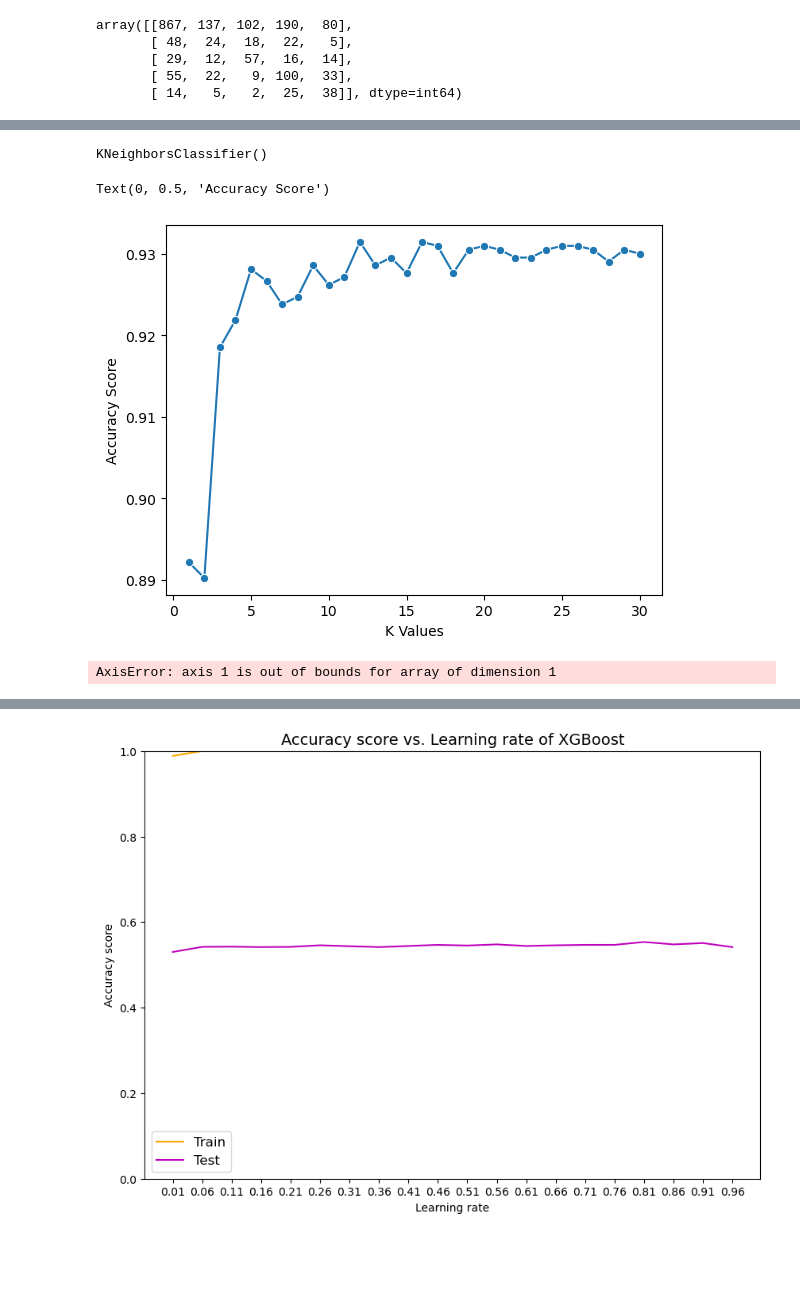
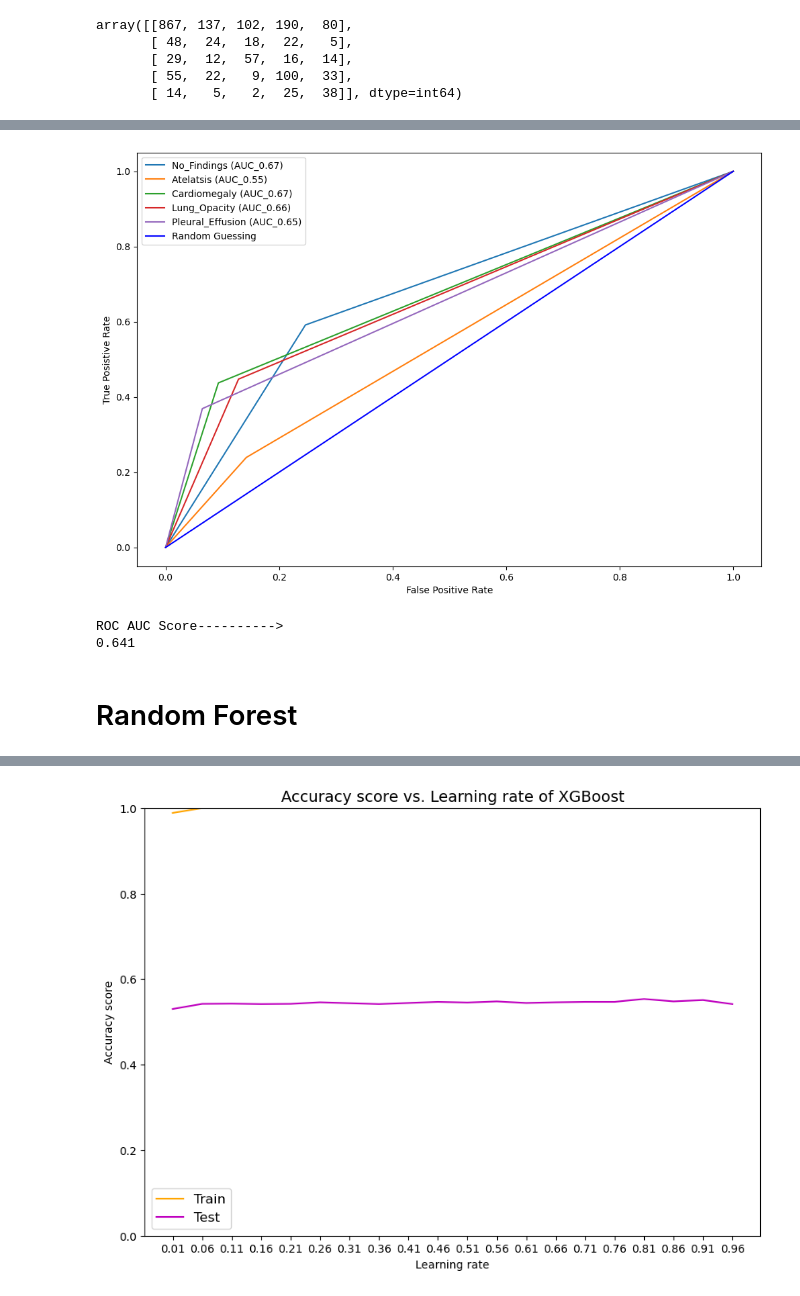
Before and after one commit to UC-Berkeley-I-School/mids-210-radiology-triage-models-spring24, a Jupyter notebook: notebooks/fusion_model_aggregatedembeddings.ipynb, the cells around one changed output, grey strips where cells are left out. Saved outputs shown, nothing was run; the diff lists cells and outputs as text; code cells hidden in the pictures; blank space fills up the shorter version.

Commit message:
initial fusion model development

```diff
--- a/notebooks/fusion_model_aggregatedembeddings.ipynb
+++ b/notebooks/fusion_model_aggregatedembeddings.ipynb
@@ -354,4 +252,13 @@ print(grid.best_estimator_)
 # %% [output]
 {'C': 1, 'gamma': 0.001, 'kernel': 'rbf'}
 SVC(C=1, gamma=0.001)
+# %%
+#Create a svm Classifier
+clf = svm.SVC(kernel='rbf', gamma = 0.001, C = 1) # Linear Kernel
+
+#Train the model using the training sets
+clf.fit(X_train, y_train.ravel())
+
+#Predict the response for test dataset
+y_pred = clf.predict(X_val)
 # %%
@@ -384,5 +286,0 @@ array([[867, 137, 102, 190,  80],
-# %%
-knn = KNeighborsClassifier(n_neighbors=5)
-knn.fit(X_train, y_train)
-# %% [output]
-KNeighborsClassifier()
@@ -402,16 +286,0 @@ for k in k_values:
-# %%
-sn.lineplot(x = k_values, y = scores, marker = 'o')
-plt.xlabel("K Values")
-plt.ylabel("Accuracy Score")
-# %% [output]
-Text(0, 0.5, 'Accuracy Score')
-[figure, removed]
-# %%
-knn = KNeighborsClassifier(n_neighbors=5)
-knn.fit(X_train, y_train)
-y_pred = knn.predict(X_val)
-auc = roc_auc_score(y_val, y_pred, multi_class='ovr')
-print("AUC:", auc)
-print(confusion_matrix(y_val, y_pred))
-# %% [output]
-AxisError: axis 1 is out of bounds for array of dimension 1
@@ -419,0 +287,8 @@ AxisError: axis 1 is out of bounds for array of dimension 1
+# %%
+create_roc_auc_curve_others(clf, X_val, y_val)
+# %% [output]
+[figure, added]
+ROC AUC Score---------->
+0.641
+# %% [markdown]
+# Random Forest
```
Also changed, not shown: parts of 36 cells of this notebook.
